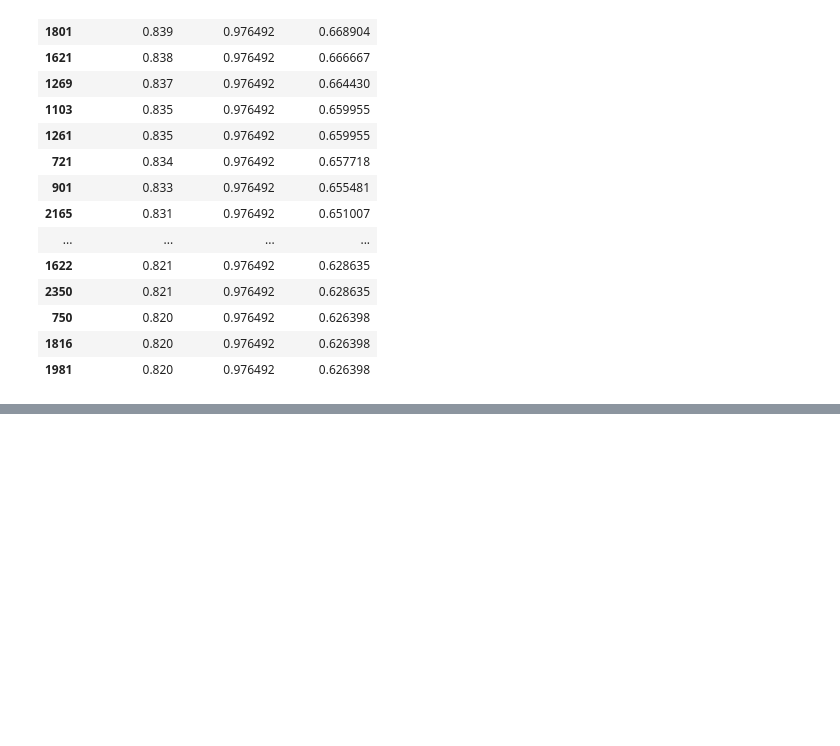
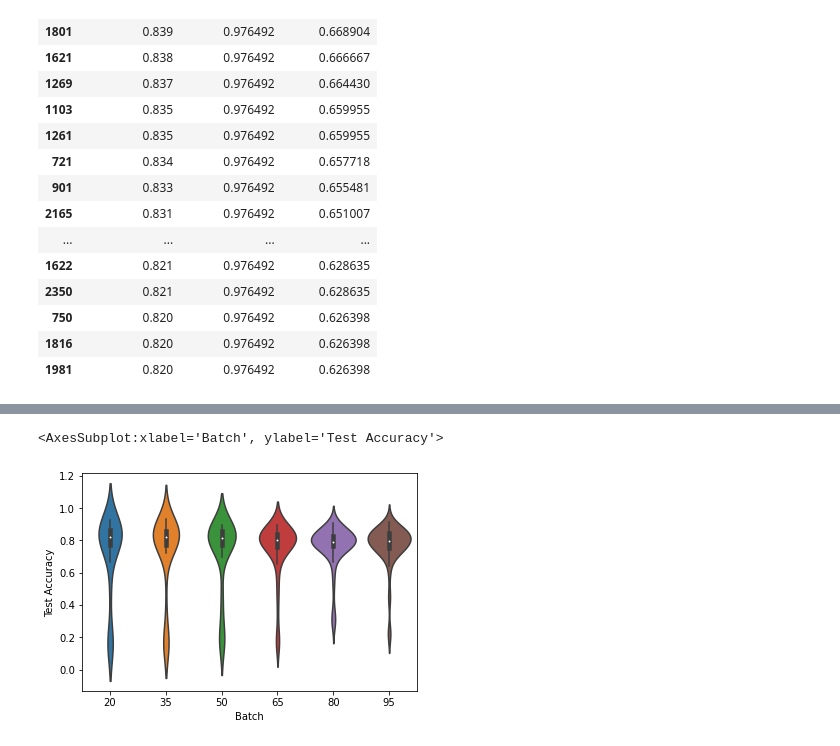
Before and after one commit to lewinsohndp/scSHARP, a Jupyter notebook: model.ipynb, the cells around one changed output, grey strips where cells are left out. Saved outputs shown, nothing was run; the diff lists cells and outputs as text; code cells hidden in the pictures; blank space fills up the shorter version.

```diff
--- a/model.ipynb
+++ b/model.ipynb
@@ -268,0 +312,5 @@ grid_results.sort_values("Test Accuracy", ascending=False).head(50)
+# %%
+sns.violinplot(x=grid_results["Batch"], y=grid_results["Test Accuracy"])
+# %% [output]
+<AxesSubplot:xlabel='Batch', ylabel='Test Accuracy'>
+[figure, added]
```
Also changed, not shown: parts of 11 cells of this notebook, 2 other files.
